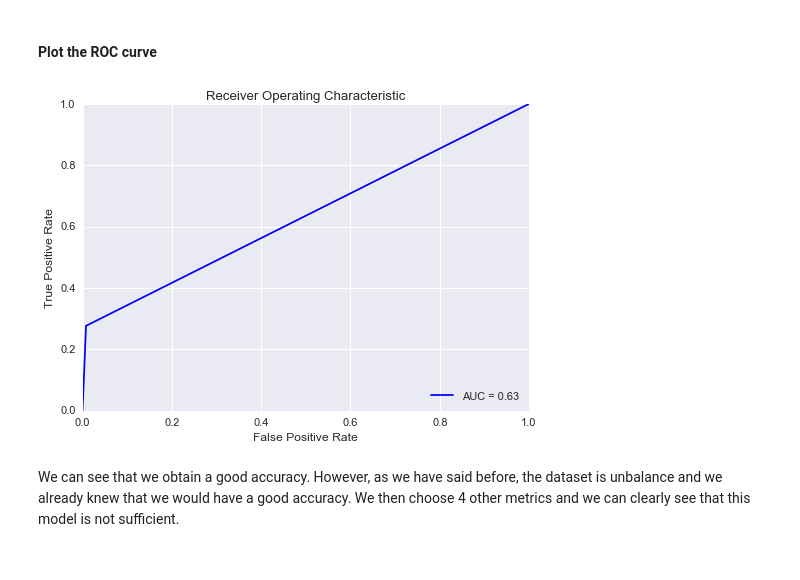
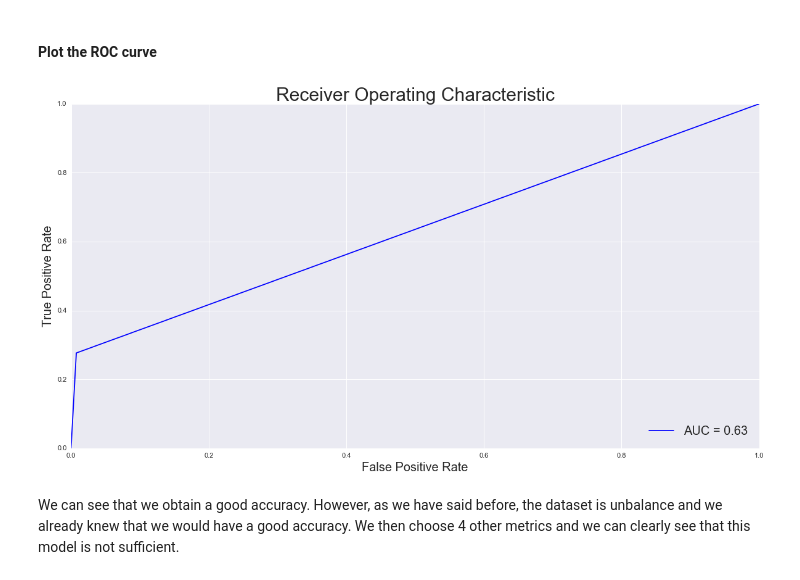
Before and after one commit to SylviePou/US_census, a Jupyter notebook: Sylvie_code.ipynb, the cells around one changed output. Cells and saved outputs as stored; diff of their text form; code cells hidden in the pictures.

```diff
--- a/Sylvie_code.ipynb
+++ b/Sylvie_code.ipynb
@@ -483,7 +486,8 @@ According to the previous data discovery part, we are going to suppose that thes
 # %%
 sel_col_drop = ['ACLSWKR', 'ADTIND', 'ADTOCC', 'AHRSPAY', 'AHSCOL', 'AMJIND', 'AMJOCC', \
                 'AREORGN', 'AUNMEM', 'AUNTYPE', 'AWKSTAT', 'FILESTAT', 'GRINREG', 'GRINST', \
-                'HHDFMX', 'HHDREL', 'NOEMP','PARENT', 'PEFNTVTY', 'PEMNTVTY', 'SEOTR', 'VETQVA', 'YEAR']
+                'HHDFMX', 'HHDREL', 'NOEMP','PARENT', 'PEFNTVTY', 'PEMNTVTY', 'SEOTR', \
+                'VETQVA', 'YEAR']
 # %%
 trainset.drop(sel_col_drop, axis=1, inplace=True)
 testset.drop(sel_col_drop, axis=1, inplace=True)
@@ -570,5 +574,5 @@ testset_.drop(['index'], axis=1, inplace=True)
 X = trainset_.iloc[:,1:]
 Y = trainset_['WAGE_ANN']
 # %%
-X_train, X_test, Y_train, Y_test = model_selection.train_test_split(X, Y, test_size=0.20, random_state=100)
+X_train, X_val, Y_train, Y_val = model_selection.train_test_split(X, Y, test_size=0.20, random_state=100)
 # %%
@@ -588,5 +592,5 @@ LogisticRegressionCV(Cs=10, class_weight=None, cv=None, dual=False,
            multi_class='ovr', n_jobs=1, penalty='l2', random_state=None,
            refit=True, scoring=None, solver='lbfgs', tol=0.0001, verbose=0)
 # %%
-Y_pred = logregCV.predict(X_test)
+Y_pred = logregCV.predict(X_val)
 # %%
@@ -608,23 +612,23 @@ ROC AUC : 0.635
 # %% [markdown]
 #### Plot the ROC curve
 # %%
-false_positive_rate, true_positive_rate, _ = metrics.roc_curve(Y_test, Y_pred)
+false_positive_rate, true_positive_rate, _ = metrics.roc_curve(Y_val, Y_pred)
 roc_auc = metrics.auc(false_positive_rate, true_positive_rate)
 # %%
-fig = plt.figure()
+fig = plt.figure(figsize=(20,10))
 
 plt.plot(false_positive_rate, true_positive_rate, 'b',label='AUC = %0.2f'% roc_auc)
 
-plt.title('Receiver Operating Characteristic')
-plt.legend(loc='lower right')
+plt.title('Receiver Operating Characteristic', fontsize=30)
+plt.legend(loc='lower right',fontsize=20)
 
-plt.ylabel('True Positive Rate')
-plt.xlabel('False Positive Rate')
+plt.ylabel('True Positive Rate', fontsize=20)
+plt.xlabel('False Positive Rate', fontsize=20)
 plt.show()
 
 plt.close(fig)
 # %% [output]
-[figure, old version]
+[figure, new version]
 # %% [markdown]
 We can see that we obtain a good accuracy. However, as we have said before, the dataset is unbalance and we already knew that we would have a good accuracy. We then choose 4 other metrics and we can clearly see that this model is not sufficient.
 # %% [markdown]
```
Also changed, not shown: parts of 24 cells of this notebook.
